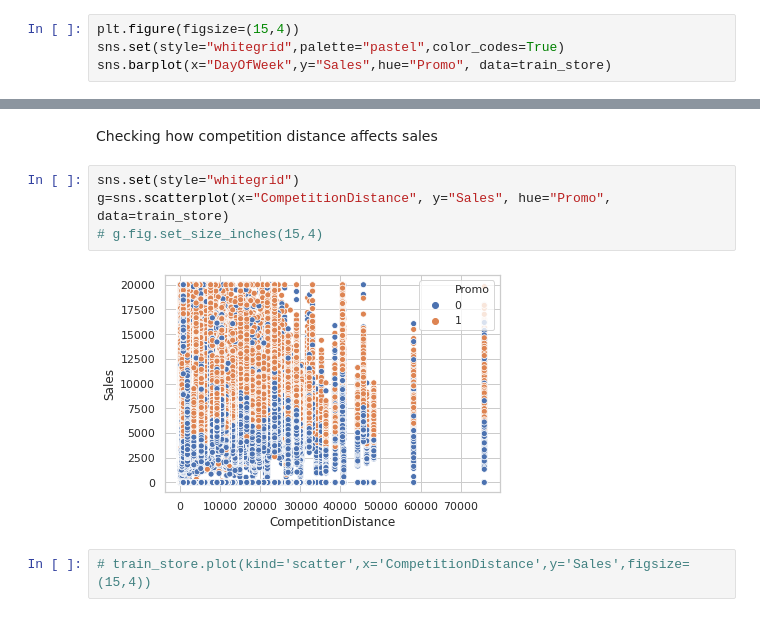
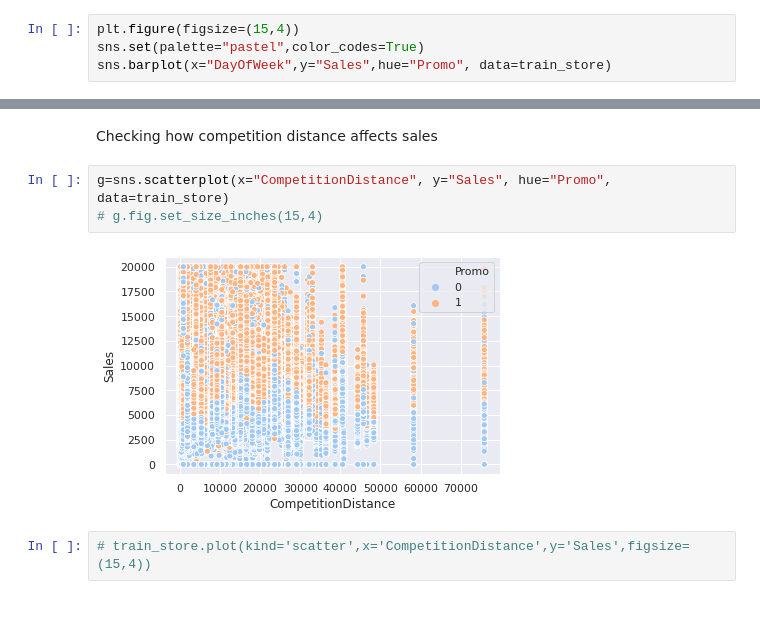
Before and after one commit to munyolec/Sales_Prediction, a Jupyter notebook: Sales_prediction_final.ipynb, the cells around one changed output, grey strips where cells are left out. Cells and saved outputs as stored; diff of their text form.

```diff
--- a/Sales_prediction_final.ipynb
+++ b/Sales_prediction_final.ipynb
@@ -197,7 +238,7 @@ plt.show()
 ##How Does Promos affect Sales?
 # %%
 plt.figure(figsize=(15,4))
-sns.set(style="whitegrid",palette="pastel",color_codes=True)
+sns.set(palette="pastel",color_codes=True)
 sns.barplot(x="DayOfWeek",y="Sales",hue="Promo", data=train_store)
 # %% [output]
 <matplotlib.axes._subplots.AxesSubplot at 0x...>
@@ -234,11 +275,10 @@ sns.barplot(x='Assortment', y='Customers', data=train_store, order=['a','b','c']
 # %% [markdown]
 Checking how competition distance affects sales
 # %%
-sns.set(style="whitegrid")
 g=sns.scatterplot(x="CompetitionDistance", y="Sales", hue="Promo", data=train_store)
 # g.fig.set_size_inches(15,4)
 # %% [output]
-[figure, old version]
+[figure, new version]
 # %%
 # train_store.plot(kind='scatter',x='CompetitionDistance',y='Sales',figsize=(15,4))
 # %% [markdown]
```
Also changed, not shown: parts of 22 cells of this notebook.
